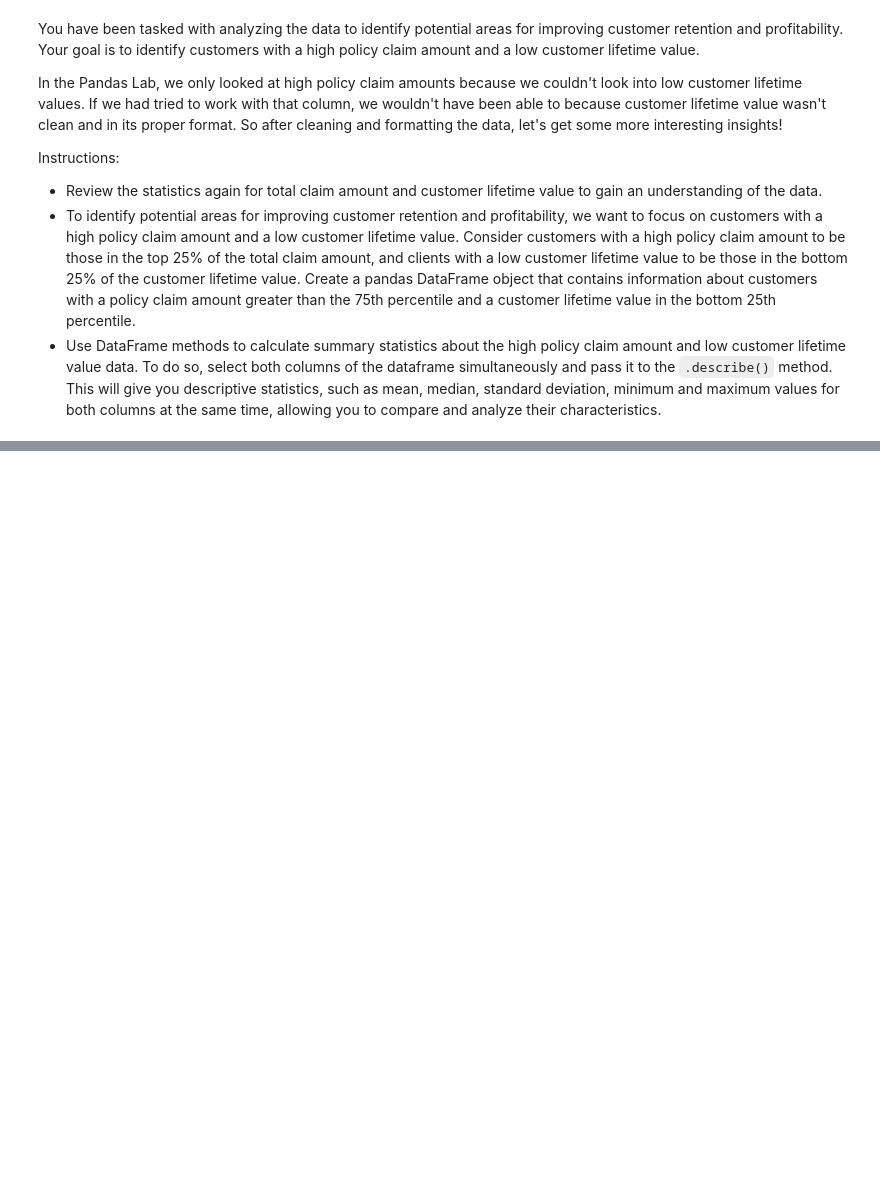
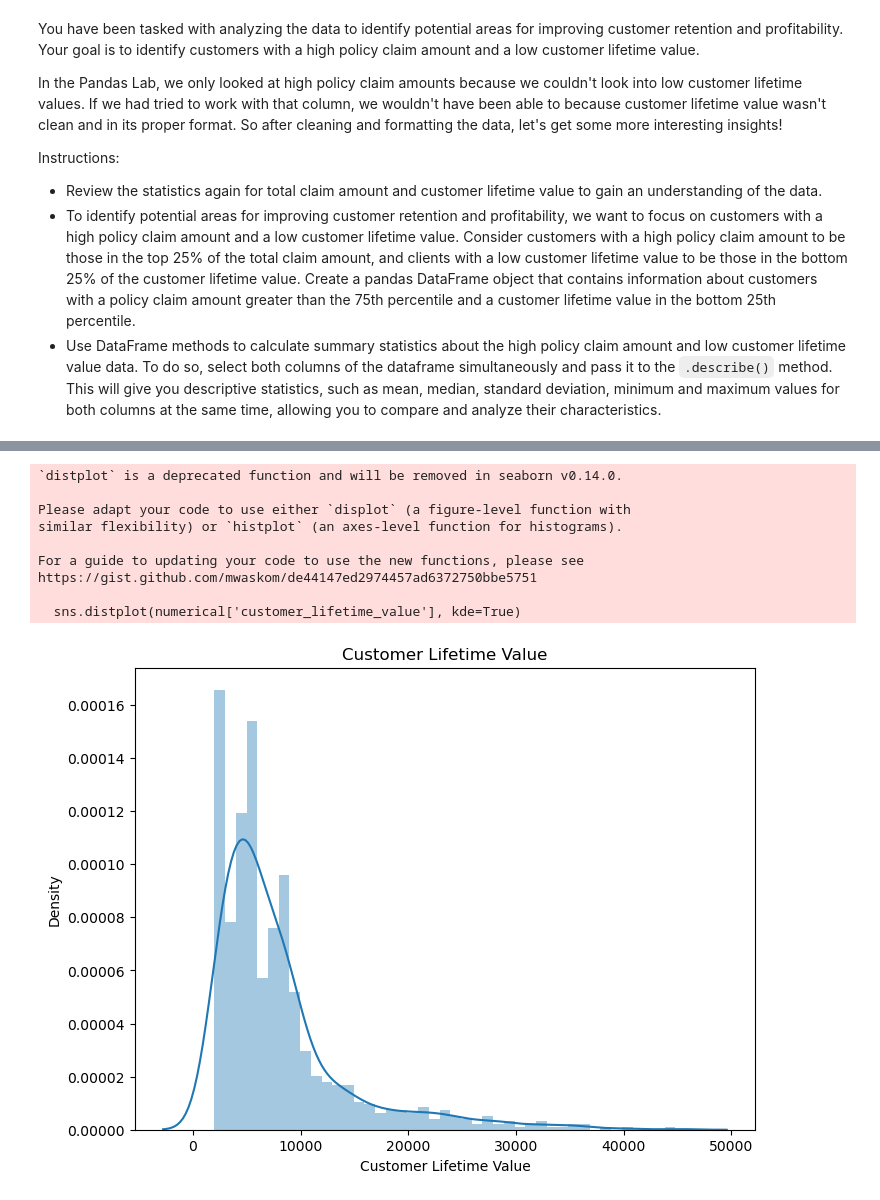
Before and after one commit to fer-nandes13/lab-dw-data-cleaning-and-formatting, a Jupyter notebook: lab-dw-data-cleaning-and-formatting.ipynb, the cells around one changed output, grey strips where cells are left out. Cells and saved outputs as stored; diff of their text form; code cells hidden in the pictures; blank space fills up the shorter version.

Commit message:
Customer Analysis round 7 in progress

```diff
--- a/lab-dw-data-cleaning-and-formatting.ipynb
+++ b/lab-dw-data-cleaning-and-formatting.ipynb
@@ -606,2 +385,0 @@ categorical
-# %%
-data_spec1['number_of_open_complaints'] = data_spec1['number_of_open_complaints'].replace({"A": 0,"B": 1, "C":2,"D":3,"E": 4, "F":5})
@@ -747,0 +680,24 @@ for i in range(len(correlation_matrix.columns)):
+# %%
+# Assuming you have the 'numerical' DataFrame from the previous steps
+
+# Create a distribution plot for "customer_lifetime_value"
+plt.figure(figsize=(8, 6))  # Set the figure size
+
+sns.distplot(numerical['customer_lifetime_value'], kde=True)
+plt.title("Customer Lifetime Value")
+plt.xlabel("Customer Lifetime Value")
+plt.ylabel("Density")
+
+# Show the plot
+plt.show()
+# %% [output]
+`distplot` is a deprecated function and will be removed in seaborn v0.14.0.
+
+Please adapt your code to use either `displot` (a figure-level function with
+similar flexibility) or `histplot` (an axes-level function for histograms).
+
+For a guide to updating your code to use the new functions, please see
+https://gist.github.com/mwaskom/de44147ed2974457ad6372750bbe5751
+
+  sns.distplot(numerical['customer_lifetime_value'], kde=True)
+[figure, added]
```
Also changed, not shown: parts of 107 cells of this notebook.
